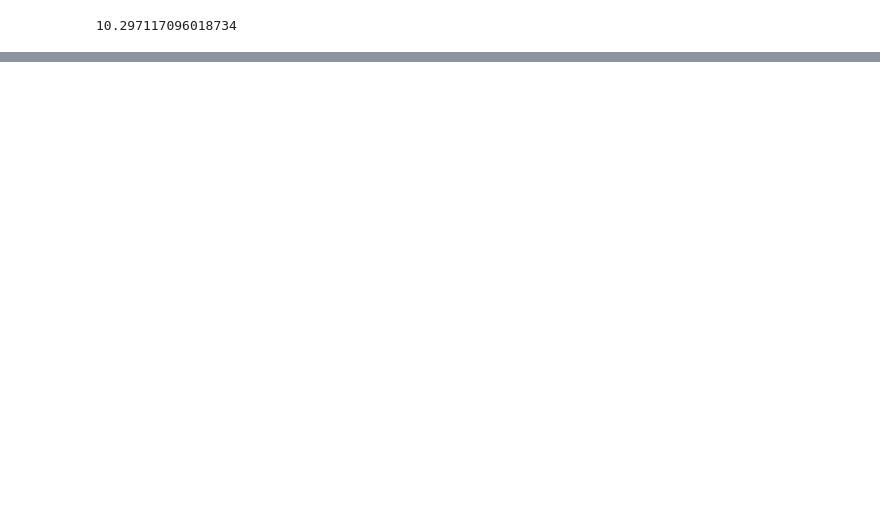
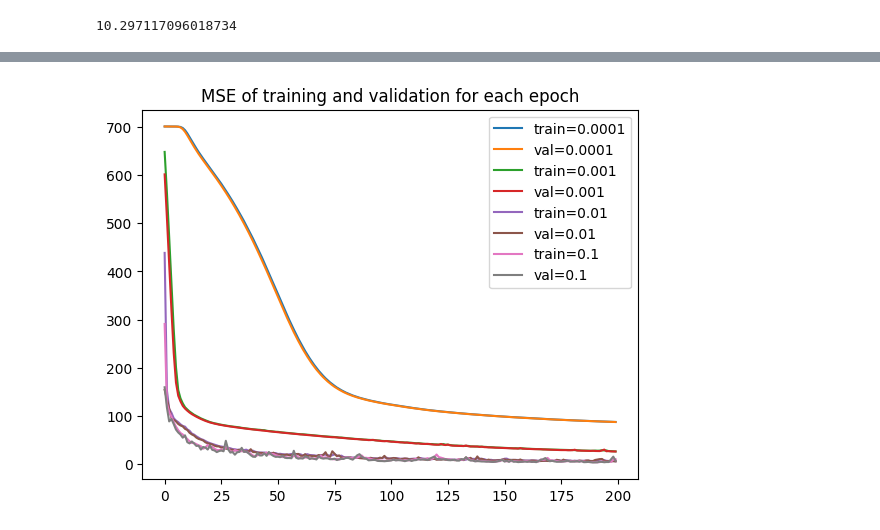
Before and after one commit to Olks/mlzoomcamp-capstone-project, a Jupyter notebook: modeling.ipynb, the cells around one changed output, grey strips where cells are left out. Cells and saved outputs as stored; diff of their text form; code cells hidden in the pictures; blank space fills up the shorter version.

```diff
--- a/modeling.ipynb
+++ b/modeling.ipynb
@@ -302,0 +336,30 @@ y_pred.mean()
+# %%
+def get_model(n_inputs, n_outputs, learning_rate=0.01):
+    model = Sequential()
+    model.add(Dense(64, input_dim=n_inputs, kernel_initializer='he_uniform', activation='relu'))
+    model.add(Dense(32, input_dim=64, kernel_initializer='he_uniform', activation='relu'))
+    model.add(Dense(n_outputs, activation='relu'))
+    model.compile(
+        optimizer=tf.keras.optimizers.Adam(learning_rate=learning_rate),
+        loss='mean_squared_error',
+        metrics=['mse'])
+    return model
+# %%
+scores = {}
+
+for lr in [0.0001, 0.001, 0.01, 0.1]:
+    print(lr)
+
+    model = get_model(X_train_scaled.shape[1], 1, learning_rate=lr)
+    history = model.fit(
+        X_train_scaled,
+        y_train,
+        batch_size=1024,
+        epochs=200,
+        validation_data=(X_train_scaled, y_train),
+        verbose=0
+    )
+    scores[lr] = history.history
+
+    print()
+    print()
@@ -302,0 +377,8 @@ y_pred.mean()
+# %%
+for lr, hist in scores.items():
+    plt.plot(hist['mse'], label=('train=%s' % lr));
+    plt.plot(hist['val_mse'], label=('val=%s' % lr));
+plt.title('MSE of training and validation for each epoch');
+plt.legend();
+# %% [output]
+[figure, added]
```
Also changed, not shown: parts of 25 cells of this notebook, 5 other files.
